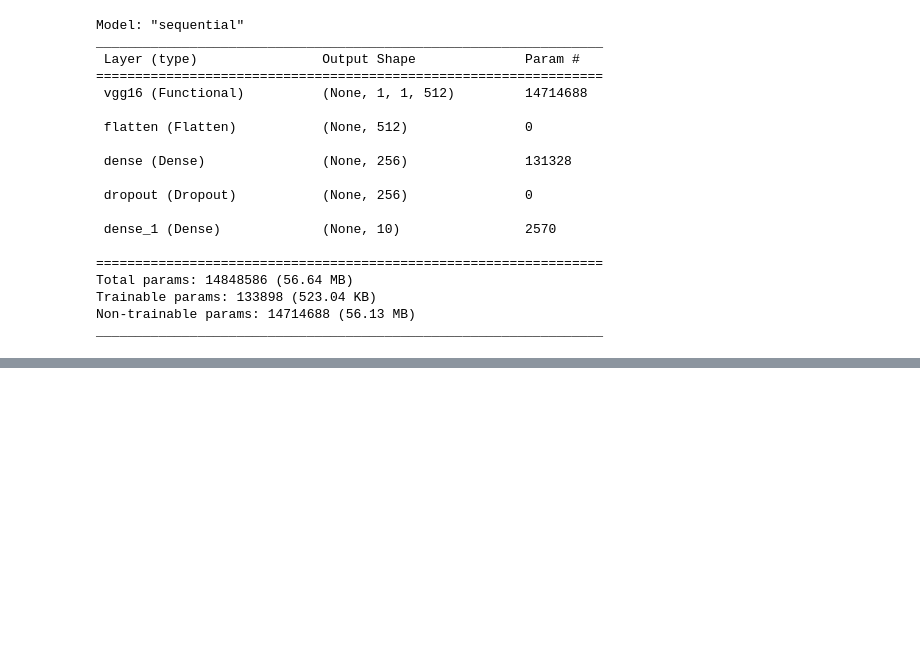
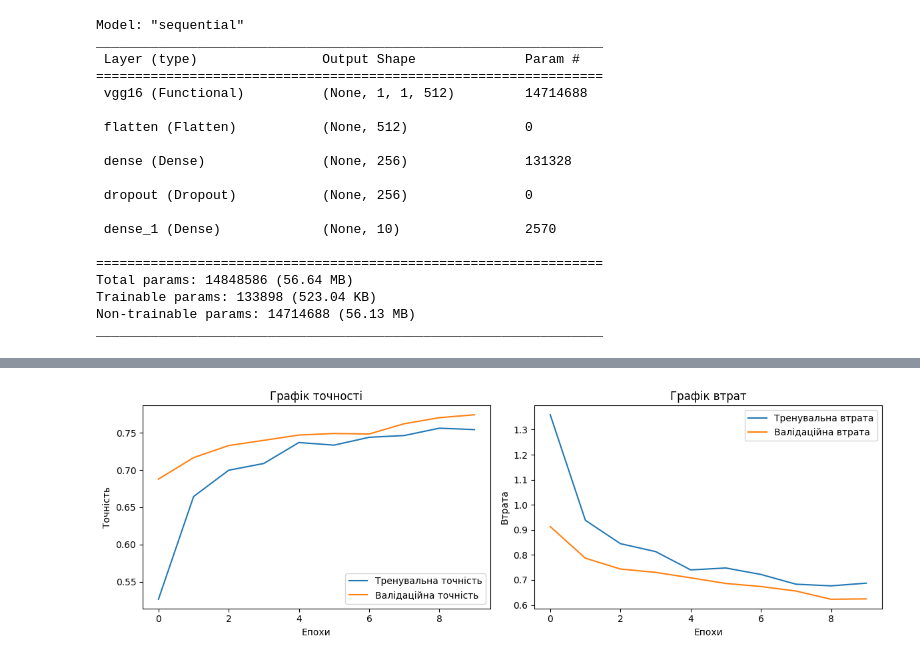
Before and after one commit to Noma9d/Python_Data_Science, a Jupyter notebook: HW_10/HW_10_second_part.ipynb, the cells around one changed output, grey strips where cells are left out. Saved outputs shown, nothing was run; the diff lists cells and outputs as text; code cells hidden in the pictures; blank space fills up the shorter version.

```diff
--- a/HW_10/HW_10_second_part.ipynb
+++ b/HW_10/HW_10_second_part.ipynb
@@ -82,14 +91,17 @@ datagen = ImageDataGenerator(
 )
 # %%
 # Навчання моделі
-model.fit(datagen.flow(x_train_rgb.numpy().reshape((-1, 32, 32, 3)), y_train, batch_size=64),
-          steps_per_epoch=len(x_train_rgb) / 64,
+histoy = model.fit(datagen.flow(x_train_rgb.numpy().reshape((-1, 32, 32, 3)), y_train, batch_size=64),
+          steps_per_epoch=100,
           epochs=10,
           validation_data=(x_test_rgb.numpy().reshape((-1, 32, 32, 3)), y_test))
 
 
+# Відновлення оригінальних розмірів тестового набору
+x_test_restored = np.array([tf.image.resize(image, (32, 32)).numpy() for image in x_test_rgb])
+
 # Оцінка точності на тестовому наборі
-test_loss, test_acc = model.evaluate(x_test_rgb, y_test)
+test_loss, test_acc = model.evaluate(x_test_restored, y_test)
 print("Точність на тестовому наборі:", test_acc)
 # %% [output]
 Epoch 1/10
@@ -119,0 +125,28 @@ Detected at node sequential/vgg16/block1_conv1/Relu defined at (most recent call
+# %%
+import matplotlib.pyplot as plt
+
+# Вивід графіків точності та втрат
+plt.figure(figsize=(12, 4))
+
+# Графік точності на тренувальному та валідаційному наборі
+plt.subplot(1, 2, 1)
+plt.plot(histoy.history['accuracy'], label='Тренувальна точність')
+plt.plot(histoy.history['val_accuracy'], label='Валідаційна точність')
+plt.xlabel('Епохи')
+plt.ylabel('Точність')
+plt.title('Графік точності')
+plt.legend()
+
+# Графік втрат на тренувальному та валідаційному наборі
+plt.subplot(1, 2, 2)
+plt.plot(histoy.history['loss'], label='Тренувальна втрата')
+plt.plot(histoy.history['val_loss'], label='Валідаційна втрата')
+plt.xlabel('Епохи')
+plt.ylabel('Втрата')
+plt.title('Графік втрат')
+plt.legend()
+
+plt.tight_layout()
+plt.show()
+# %% [output]
+[figure, added]
```
Also changed, not shown: parts of 3 cells of this notebook.
